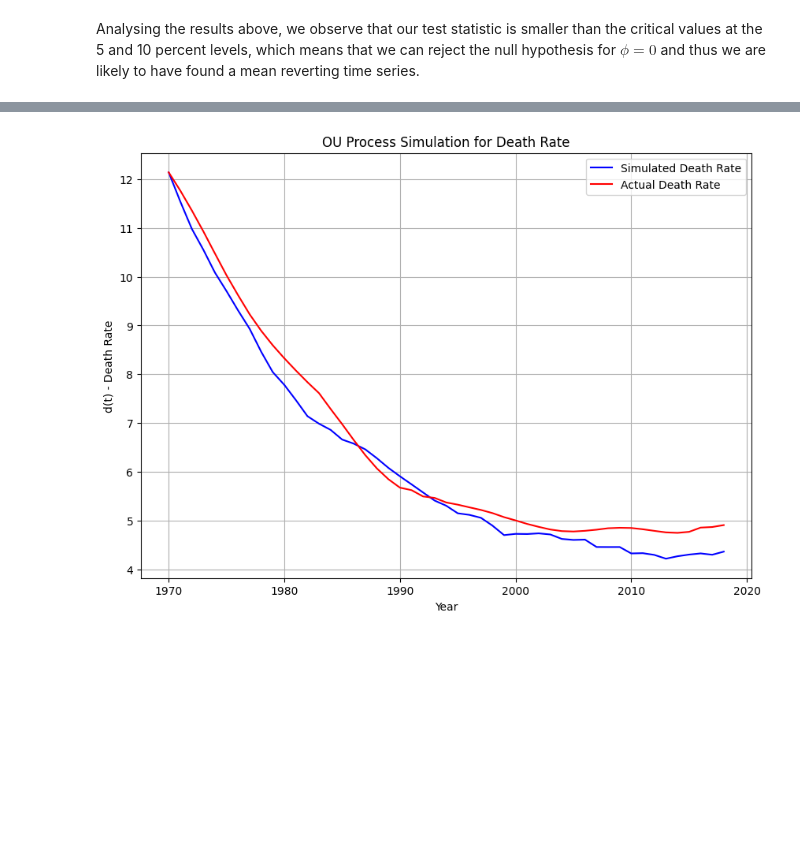
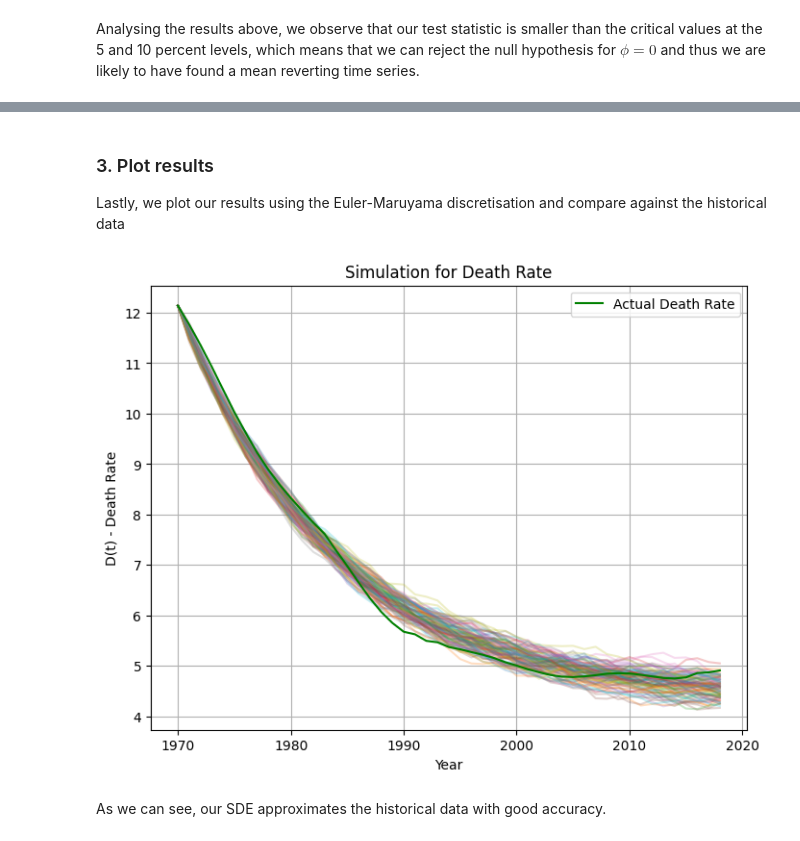
Before and after one commit to kellyj83/Mean-Reversion, a Jupyter notebook: OU_Project/OU_Presentation_Demo.ipynb, the cells around one changed output, grey strips where cells are left out. Cells and saved outputs as stored; diff of their text form; code cells hidden in the pictures; blank space fills up the shorter version.

```diff
--- a/OU_Project/OU_Presentation_Demo.ipynb
+++ b/OU_Project/OU_Presentation_Demo.ipynb
@@ -296,41 +304,50 @@ print(mu_optimised_death)
+# %% [markdown]
+### 3. Plot results
+Lastly, we plot our results using the Euler-Maruyama discretisation and compare against the historical data
 # %%
-def plot_results_deathrate(gamma_d,sigma_d):
+def get_results_deathrate(gamma_d,sigma_d, d_e):
 
-    d_e = mu_optimised_death
-    gamma_d = gamma_optimised_death
-    sigma_d = sigma_optimised_death
-
+    # We start by specifying the starting point of our diffusion process and the time steps
     X_0 = deathrate[0]
     T = len(deathrate)
     dt = 1/T
     N = len(deathrate)
     X = np.zeros(N)
     X[0] = X_0
 
     X_actual = deathrate
     X_actual = np.array(X_actual)
 
     x_vals = list(range(len(years)))
     year_labels = [start_year + i for i in x_vals]
 
+    # Here we define our discretised version of the OU process, using the Euler-Maruyama method
     for t in range(1,N):
         dW = np.sqrt(dt) * np.random.normal(0,1)
         X[t] = X[t-1] + gamma_d * (d_e - X[t-1]) * dt + sigma_d * dW
 
-    plt.figure(figsize=(10,7))
-    plt.plot(year_labels, X, color="b", label = "Simulated Death Rate")
-    plt.plot(year_labels, X_actual, color="r", label = "Actual Death Rate")
-    plt.title("OU Process Simulation for Death Rate")
+    return X, X_actual, year_labels
+
+def sim_d(gamma_d, sigma_d, d_e):
+    simulations = 100
+    plt.figure(figsize=(8, 6))
+    # We perform 100 simulations of the SDE to get a visual of how close the OU process fits the historical data
+    for i in range(simulations):
+        X, X_actual, year_labels = get_results_deathrate(gamma_d, sigma_d, d_e)
+        plt.plot(year_labels, X, alpha=0.25)
+
+    plt.plot(year_labels, X_actual, color="g", label="Actual Death Rate")
+
+    plt.title("Simulation for Death Rate")
     plt.legend()
     plt.grid(True)
     plt.xlabel("Year")
-    plt.ylabel("d(t) - Death Rate")
+    plt.ylabel("D(t) - Death Rate")
     plt.show()
 
-
-    return X, X_actual, year_labels
-
-X, X_actual, year_labels = plot_results_deathrate(gamma_optimised_death, sigma_optimised_death)
+sim_d(gamma_optimised_death, sigma_optimised_death, mu_optimised_death)
 # %% [output]
-[figure, old version]
+[figure, new version]
+# %% [markdown]
+As we can see, our SDE approximates the historical data with good accuracy.
 # %%
```
Also changed, not shown: parts of 8 cells of this notebook, 1 other file.
